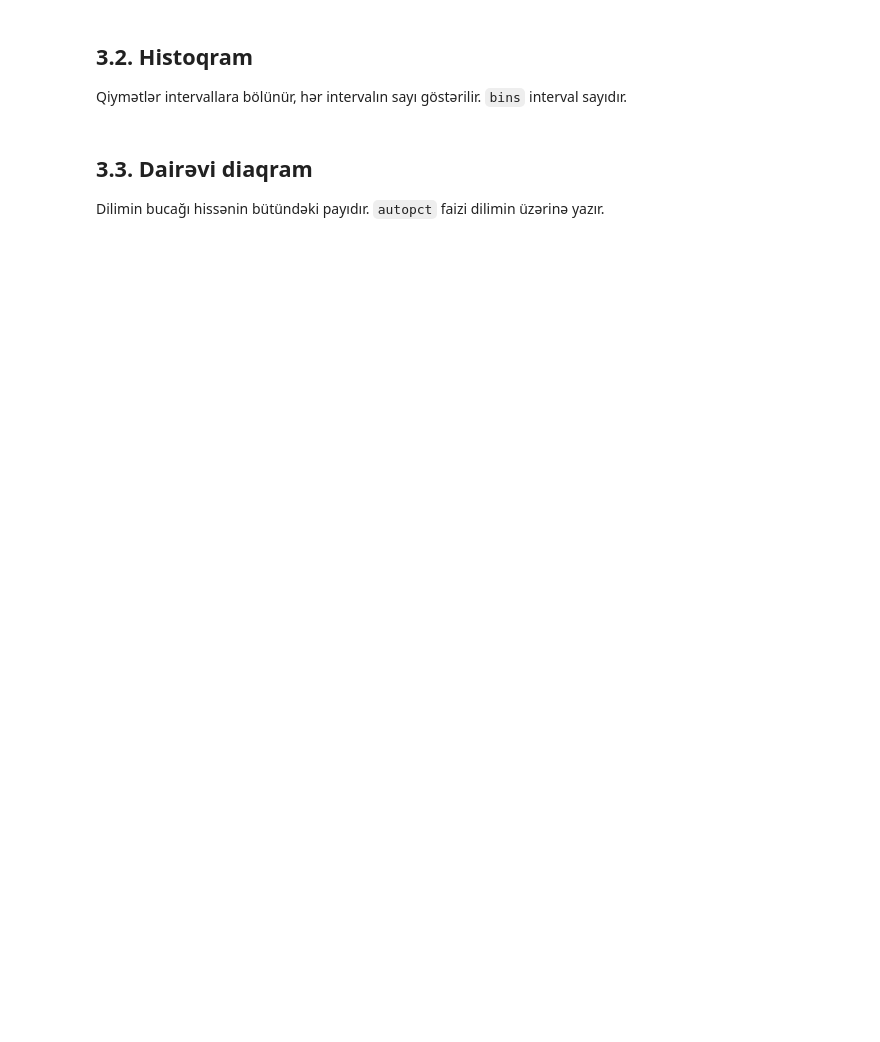
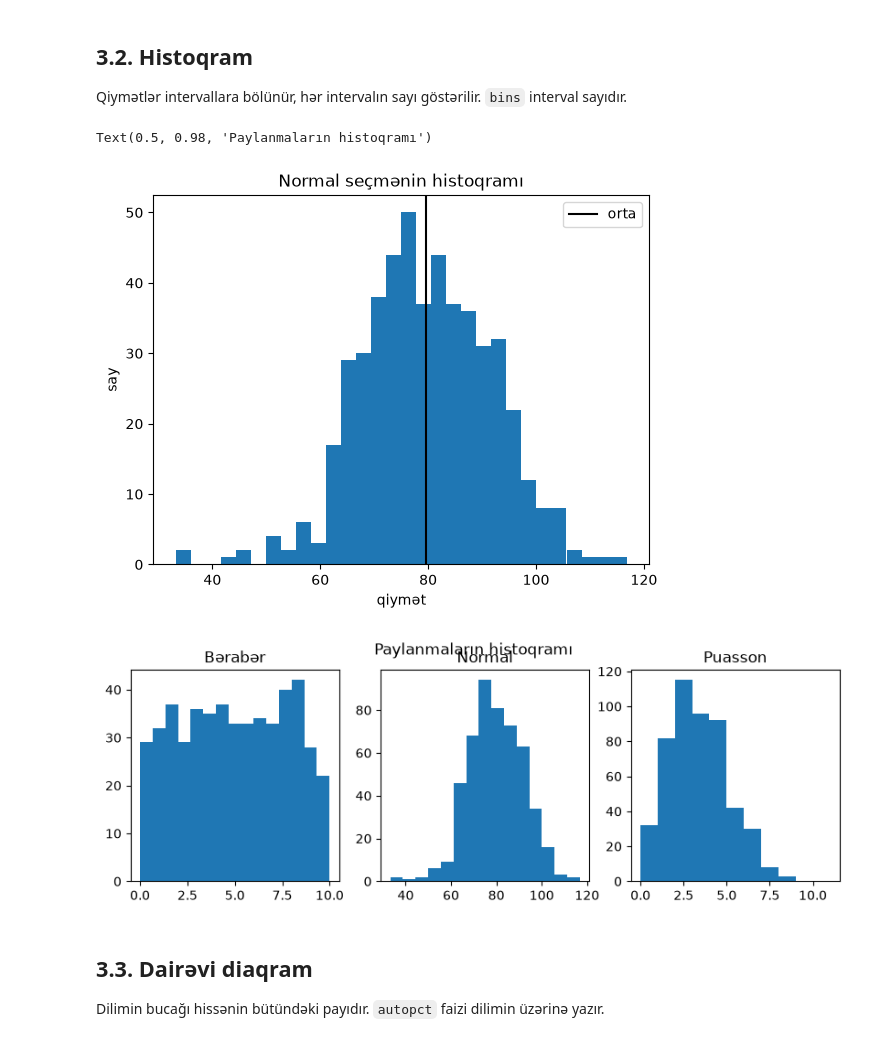
Before and after one commit to ProfBat018/FSDE_Oct_24_9_az, a Jupyter notebook: Lesson2/data_science_dersi.ipynb, the cells around one changed output. Drawn from its saved outputs; the diff is of its cells as text; code cells hidden in the pictures; blank space fills up the shorter version.

```diff
--- a/Lesson2/data_science_dersi.ipynb
+++ b/Lesson2/data_science_dersi.ipynb
@@ -634,31 +636,36 @@ Qiymətlər intervallara bölünür, hər intervalın sayı göstərilir. `bins`
 # %%
 %matplotlib inline
 import matplotlib.pyplot as plt
 import numpy as np
 import pandas as pd
 rng = np.random.default_rng(0)
 
 # Şaquli xətt seçmənin ortasını göstərir.
-normal_sample = rng.normal(loc=78, scale=12, size=500)
+# loc orta, scale standart kənarlaşma, size seçmənin sayıdır.
+normal_sample = rng.normal(loc=80, scale=12, size=500)
 fig, ax = plt.subplots()
-ax.hist(normal_sample, bins=20)
-ax.axvline(normal_sample.mean(), color="black", linestyle="--", label="orta")
+ax.hist(normal_sample, bins=30) # bins interval sayıdır.
+ax.axvline(normal_sample.mean(), color="black", linestyle="-", label="orta")
 ax.set_title("Normal seçmənin histoqramı")
 ax.set_xlabel("qiymət")
 ax.set_ylabel("say")
 ax.legend()
 
 # Üç paylanma yan-yana: bərabər, normal, Puasson.
 uniform_sample = rng.uniform(0, 10, size=500)
 poisson_sample = rng.poisson(lam=3, size=500)
 fig_dist, dist_axes = plt.subplots(1, 3, figsize=(10, 3))
 dist_axes[0].hist(uniform_sample, bins=15)
 dist_axes[0].set_title("Bərabər")
 dist_axes[1].hist(normal_sample, bins=15)
 dist_axes[1].set_title("Normal")
 dist_axes[2].hist(poisson_sample, bins=range(0, 12))
 dist_axes[2].set_title("Puasson")
 fig_dist.suptitle("Paylanmaların histoqramı")
+# %% [output]
+Text(0.5, 0.98, 'Paylanmaların histoqramı')
+[figure, added]
+[figure, added]
 # %% [markdown]
 ## 3.3. Dairəvi diaqram
 
```
Also changed, not shown: parts of 6 cells of this notebook, 4 other files.
